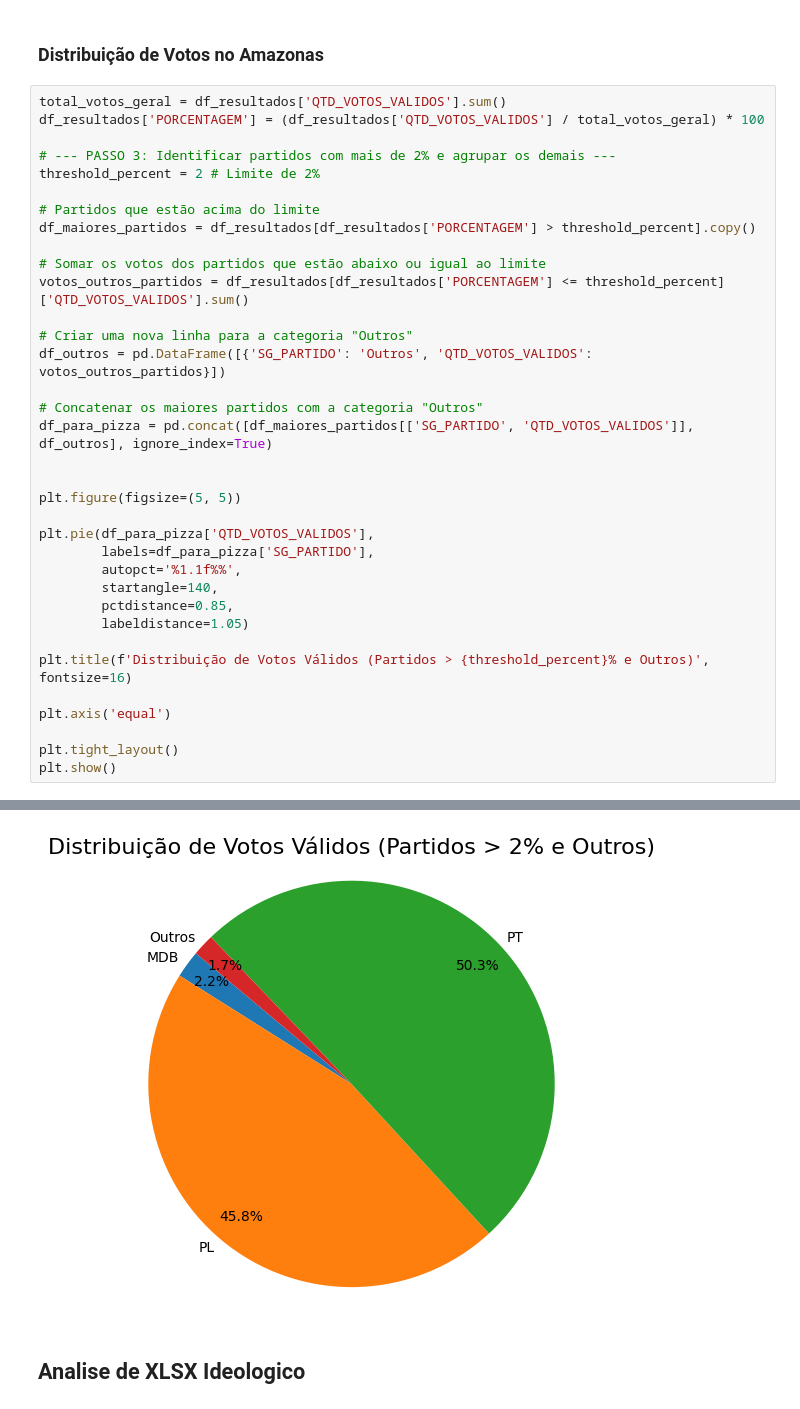
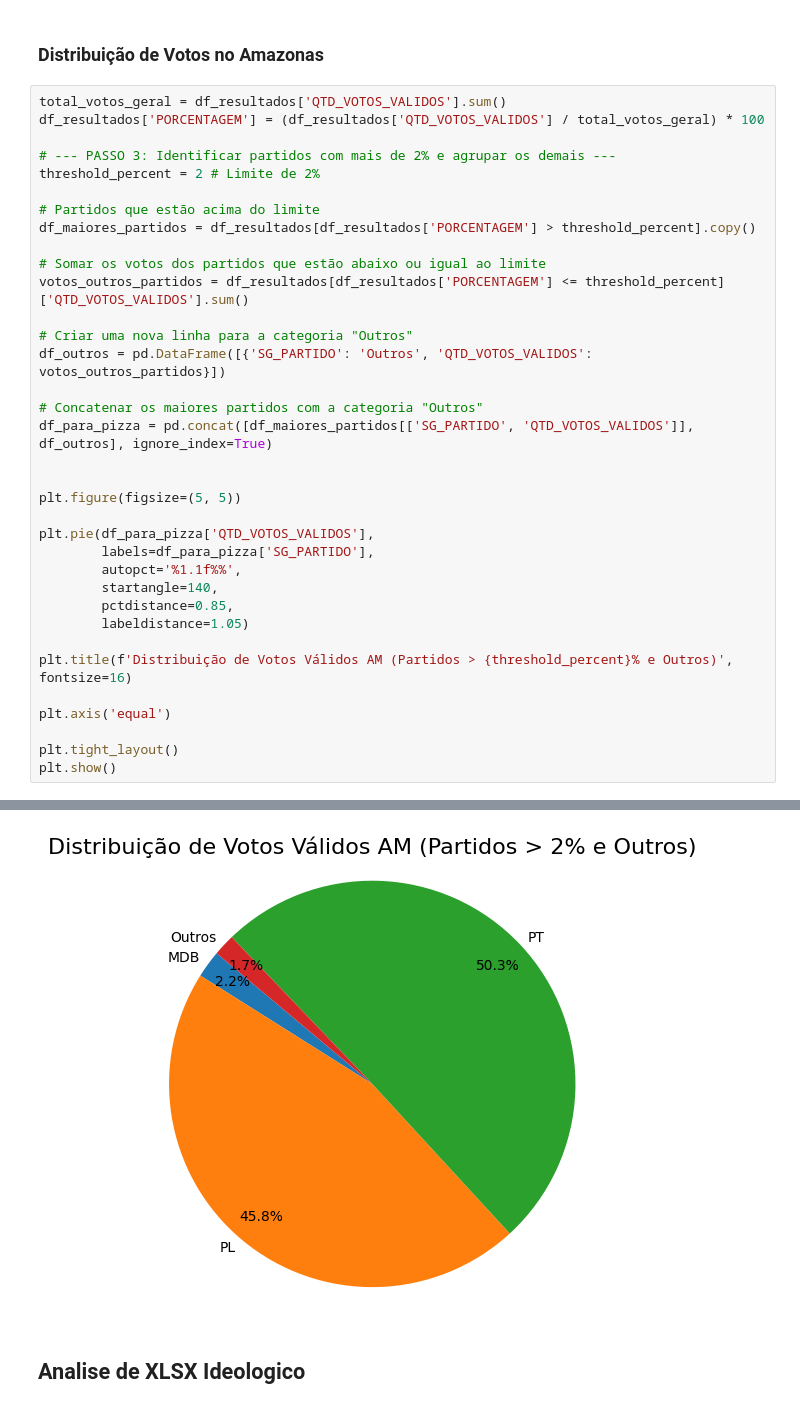
Before and after one commit to frpbotero/Eleicoes_2022, a Jupyter notebook: notebooks/data_analisis.ipynb, the cells around one changed output, grey strips where cells are left out. Drawn from its saved outputs; the diff is of its cells as text.

```diff
--- a/notebooks/data_analisis.ipynb
+++ b/notebooks/data_analisis.ipynb
@@ -86,35 +86,35 @@ df_maiores_partidos = df_resultados[df_resultados['PORCENTAGEM'] > threshold_per
 
 # Somar os votos dos partidos que estão abaixo ou igual ao limite
 votos_outros_partidos = df_resultados[df_resultados['PORCENTAGEM'] <= threshold_percent]['QTD_VOTOS_VALIDOS'].sum()
 
 # Criar uma nova linha para a categoria "Outros"
 df_outros = pd.DataFrame([{'SG_PARTIDO': 'Outros', 'QTD_VOTOS_VALIDOS': votos_outros_partidos}])
 
 # Concatenar os maiores partidos com a categoria "Outros"
 df_para_pizza = pd.concat([df_maiores_partidos[['SG_PARTIDO', 'QTD_VOTOS_VALIDOS']], df_outros], ignore_index=True)
 
 
 plt.figure(figsize=(5, 5))
 
 plt.pie(df_para_pizza['QTD_VOTOS_VALIDOS'],
         labels=df_para_pizza['SG_PARTIDO'],
         autopct='%1.1f%%',
         startangle=140,
         pctdistance=0.85,
         labeldistance=1.05)
 
-plt.title(f'Distribuição de Votos Válidos (Partidos > {threshold_percent}% e Outros)', fontsize=16)
+plt.title(f'Distribuição de Votos Válidos AM (Partidos > {threshold_percent}% e Outros)', fontsize=16)
 
 plt.axis('equal')
 
 plt.tight_layout()
 plt.show()
 # %% [output]
 A value is trying to be set on a copy of a slice from a DataFrame.
 Try using .loc[row_indexer,col_indexer] = value instead
 
 See the caveats in the documentation: https://pandas.pydata.org/pandas-docs/stable/user_guide/indexing.html#returning-a-view-versus-a-copy
-[figure, old version]
+[figure, new version]
 # %% [markdown]
 ## Analise de XLSX Ideologico
 # %% [markdown]
```
Also changed, not shown: 1 other file.
